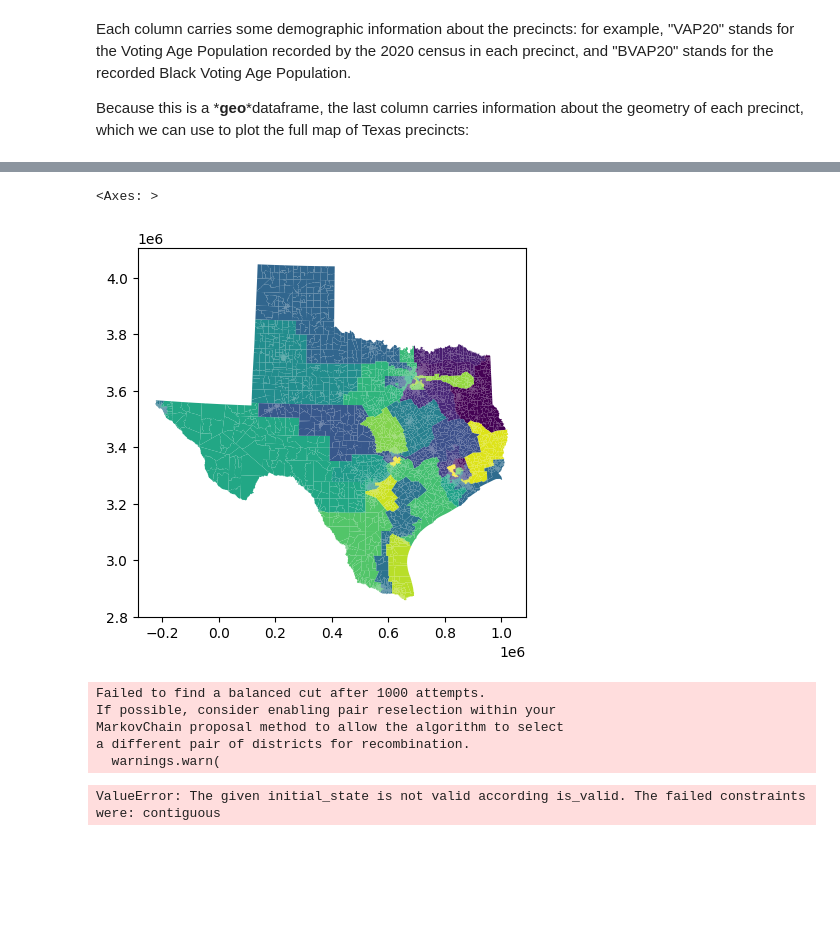
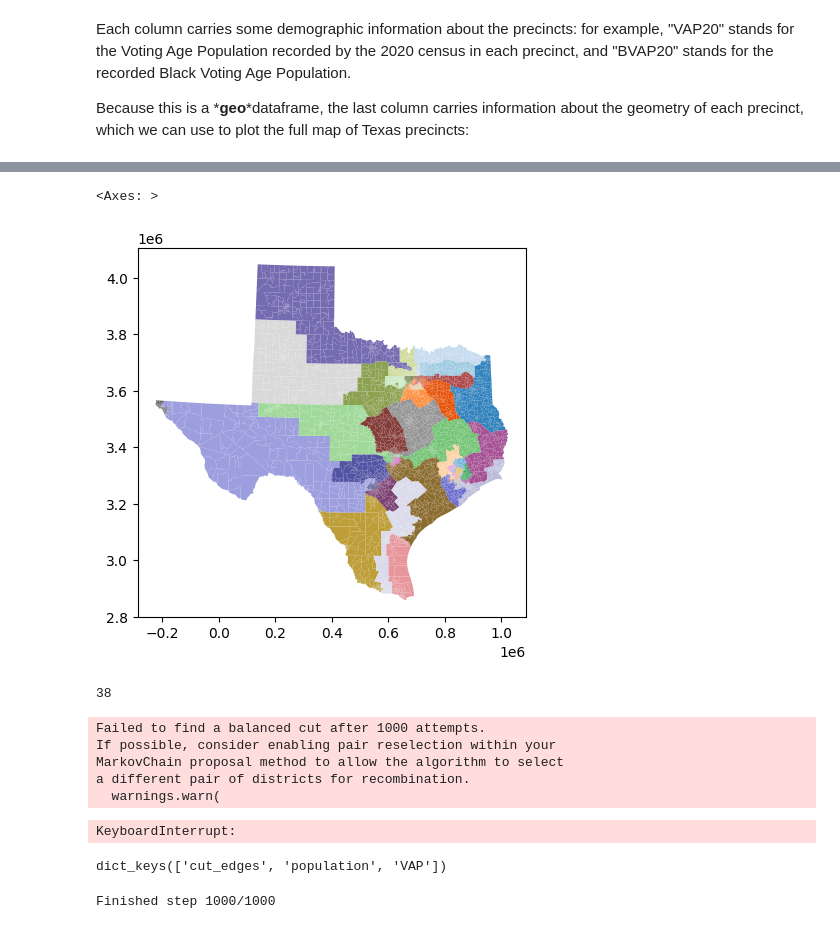
Before and after one commit to EdouardHeitzmann/texas_gerrychain_demo, a Jupyter notebook: texas_gerrychain_demo.ipynb, the cells around one changed output, grey strips where cells are left out. Saved outputs shown, nothing was run; the diff lists cells and outputs as text; code cells hidden in the pictures; blank space fills up the shorter version.

```diff
--- a/texas_gerrychain_demo.ipynb
+++ b/texas_gerrychain_demo.ipynb
@@ -21,48 +28,63 @@ precinct_gdf.plot()
 # %%
 from gerrychain import Graph, Partition
 from gerrychain.updaters import Tally
 
 tx_graph = Graph.from_json("data/TX_precincts_24/TX_precincts24_with_pop_and_elections.json")
 tx_partition = Partition(tx_graph, assignment="CD25",
                          updaters={"population": Tally("TOTPOP20", alias="population"), "VAP": Tally("VAP20", alias="VAP20")})
-tx_partition.plot(geometries=load_precincts)
+tx_partition.plot(geometries=precinct_gdf, cmap = custom_cmap)
 # %% [output]
 <Axes: >
-[figure, old version]
+[figure, new version]
 # %%
-from gerrychain.tree import recursive_seed_part
+from gerrychain.tree import recursive_tree_part
 
 partition_len = len(tx_partition)
 ideal_population = sum(tx_partition["VAP"].values()) / partition_len
-initial_partition = recursive_seed_part(tx_graph, range(1, partition_len + 1), pop_target=ideal_population, pop_col="VAP20", epsilon=0.05)
+print(len(range(1, partition_len + 1)))
+initial_partition = recursive_tree_part(tx_graph, range(1, partition_len + 1), pop_target=ideal_population, pop_col="VAP20", epsilon=0.2, node_repeats=10)
 # %% [output]
-Failed to find a balanced cut after 1000 attempts.
-If possible, consider enabling pair reselection within your
-MarkovChain proposal method to allow the algorithm to select
-a different pair of districts for recombination.
-  warnings.warn(
+38
+Failed to find a balanced cut after 1000 attempts.
+If possible, consider enabling pair reselection within your
+MarkovChain proposal method to allow the algorithm to select
+a different pair of districts for recombination.
+  warnings.warn(
+KeyboardInterrupt:
+# %%
+tx_partition.keys()
+# %% [output]
+dict_keys(['cut_edges', 'population', 'VAP'])
 # %%
 from gerrychain import MarkovChain
 from gerrychain.constraints import contiguous
 from gerrychain.proposals import recom
 from gerrychain.accept import always_accept
 from functools import partial
+from gerrychain.tree import bipartition_tree
 
+partition_len = len(tx_partition)
+ideal_population = sum(tx_partition["VAP"].values()) / partition_len
 
 proposal = partial(
     recom,
-    pop_col="TOTPOP",
+    pop_col="VAP20",
     pop_target=ideal_population,
-    epsilon=0.01,
-    node_repeats=2
+    epsilon=0.05,
+    node_repeats=10,
+    method = partial(
+        bipartition_tree,
+        max_attempts = 100,
+        allow_pair_reselection = True
+    )
 )
 
 recom_chain = MarkovChain(
     proposal=proposal,
-    constraints=[contiguous],
+    constraints=[],
     accept=always_accept,
     initial_state=tx_partition,
-    total_steps=40
+    total_steps=1000
 )
 
 assignment_list = []
@@ -71,4 +93,4 @@ for i, item in enumerate(recom_chain):
     print(f"Finished step {i+1}/{len(recom_chain)}", end="\r")
     assignment_list.append(item.assignment)
 # %% [output]
-ValueError: The given initial_state is not valid according is_valid. The failed constraints were: contiguous
+Finished step 1000/1000
```
Also changed, not shown: parts of 11 cells of this notebook.
